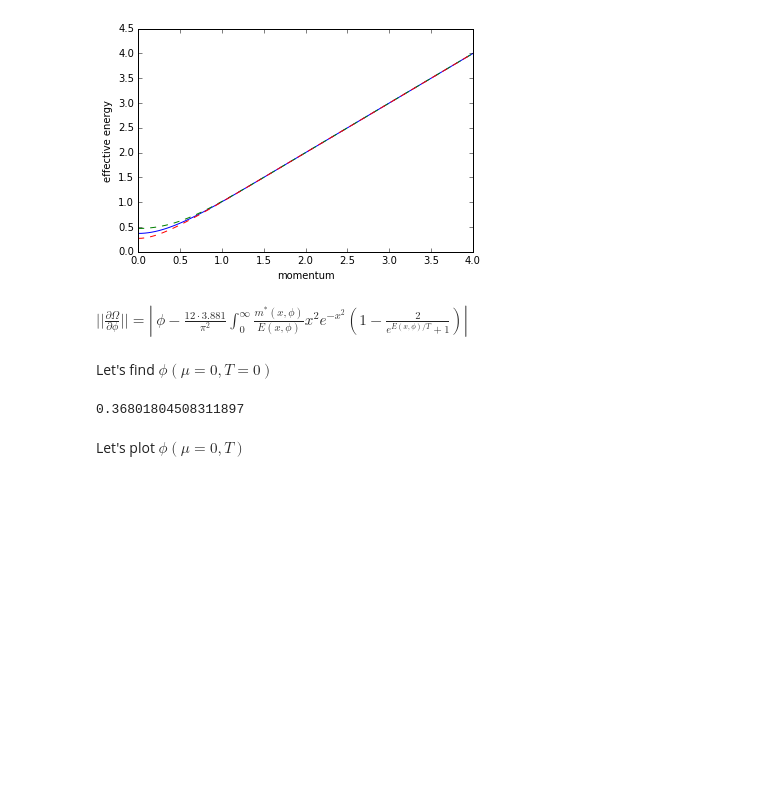
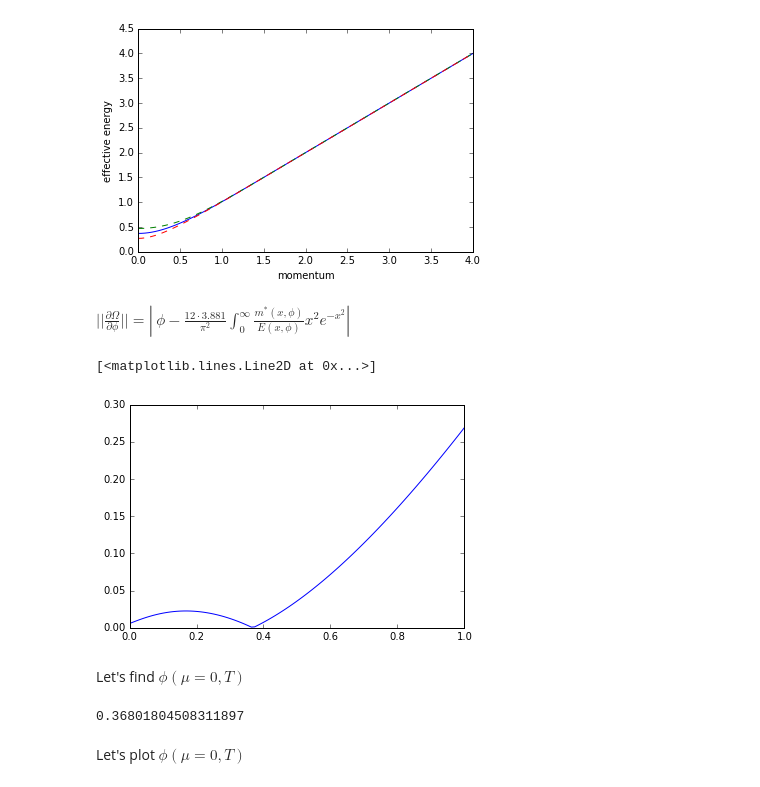
Before and after one commit to theor-mephi/quark-matter-bugrus, a Jupyter notebook: Maximov_work.ipynb, the cells around one changed output. Cells and saved outputs as stored; diff of their text form; code cells hidden in the pictures; blank space fills up the shorter version.

```diff
--- a/Maximov_work.ipynb
+++ b/Maximov_work.ipynb
@@ -12,6 +12,7 @@ unity of lenth without dimension: $fm\cdot\Lambda=\frac{891 MeV}{197.33 MeV}$
 # %%
 m=2.177/891 #m/lambda
 fm=891/197.33 #lambda/197.33MeV
+G=3.881
 # %% [markdown]
 effective mass: $m^*(x,\phi)=m+\phi e^{-x^2}$
 # %%
@@ -47,24 +62,36 @@ plt.plot(x_range, [E(x,0.368) for x in x_range],x_range, [E(y,0.468) for y in x_
 # %% [markdown]
-$||\frac{\partial \Omega}{\partial\phi}||=|\ \phi-\frac{12\cdot3.881}{\pi^2}\int_0^\infty\frac{m^*(x,\phi)}{E(x,\phi)}x^2e^{-x^2}(1-\frac{2}{e^{E(x,\phi)/T}+1})|$
+$||\frac{\partial \Omega}{\partial\phi}||=|\ \phi-\frac{12\cdot3.881}{\pi^2}\int_0^\infty\frac{m^*(x,\phi)}{E(x,\phi)}x^2e^{-x^2}|$
 # %%
-def integrand(x,phi,T):
-    Func=12*3.881/math.pi/math.pi*x*x*math.exp(-x*x)*mstar(x,phi)/E(x,phi)
+def integrand(x,phi,mu,T):
+    Func=12*G/math.pi/math.pi*x*x*math.exp(-x*x)*mstar(x,phi)/E(x,phi)
     if(T):
-        Func*=(1-2*math.exp(-E(x,phi)/T)/(math.exp(-E(x,phi)/T)+1))
+        Func*=(1-math.exp(-(E(x,phi)-mu)/T)/(math.exp(-(E(x,phi)-mu)/T)+1)-math.exp(-(E(x,phi)+mu)/T)/(math.exp(-(E(x,phi)+mu)/T)+1))
     return Func
 # %%
-def Norm(phi,x0,T):
-    N,err=integrate.quad(integrand,0,x0,args=(phi,T))
+def Norm(phi,T):
+    N,err=integrate.quad(integrand,0,np.inf,args=(phi,0,T))
     N=phi-N
     return abs(N)
 #minimum is in 0.368
+# %%
+x_range=np.linspace(0,1,100)
+z=[Norm(phi,0) for phi in x_range]
+# %%
+plt.plot(x_range,z)
+# %% [output]
+[<matplotlib.lines.Line2D at 0x...>]
+[figure, added]
 # %% [markdown]
-Let's find $\phi(\mu=0,T=0)$
+Let's find $\phi(\mu=0,T)$
 # %%
-z=optimize.minimize(Norm,0.3,args=(np.inf,0), tol=1e-14)
-z.x[0]
+def Phi_T(T):
+    phi=optimize.minimize(Norm,0.3,args=(T), tol=1e-10)
+    return phi.x[0]
-# %% [output]
-0.36801804508311897
+# %%
+phi_0=Phi_T(0)
+phi_0
+# %% [output]
+0.36801804508311897
 # %% [markdown]
 Let's plot $\phi(\mu=0,T)$
 # %%
```
Also changed, not shown: parts of 25 cells of this notebook.
